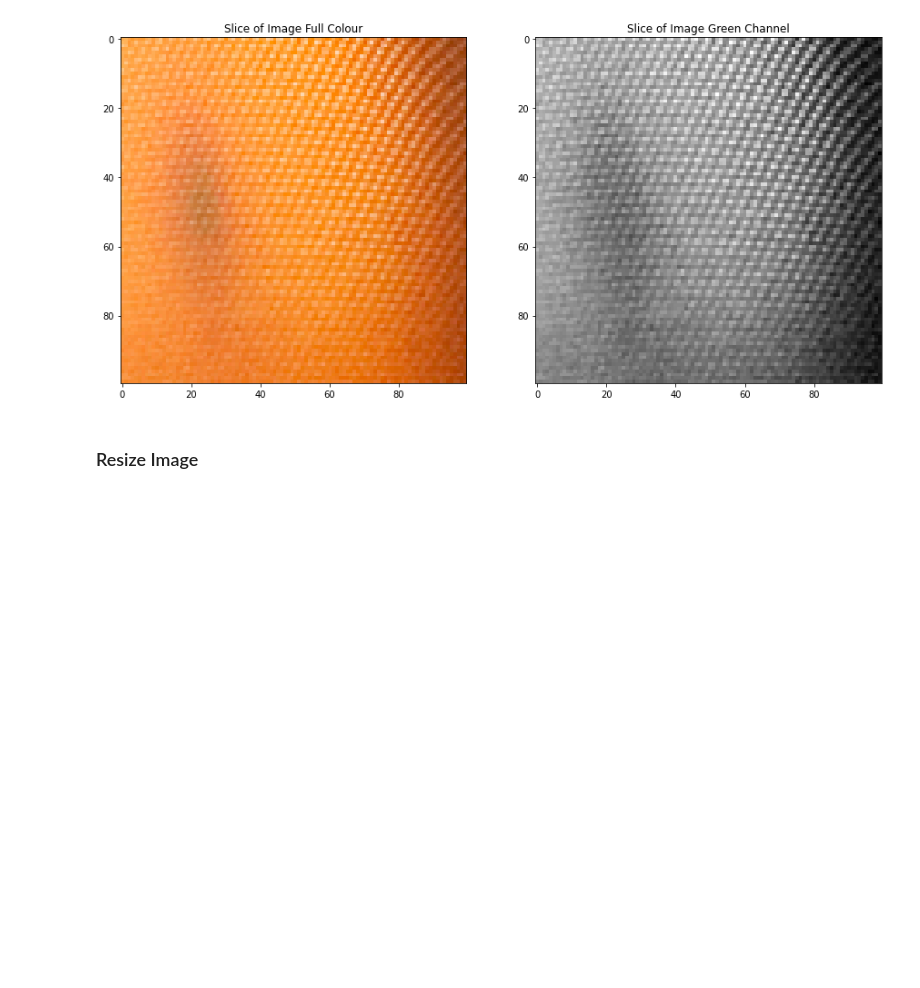
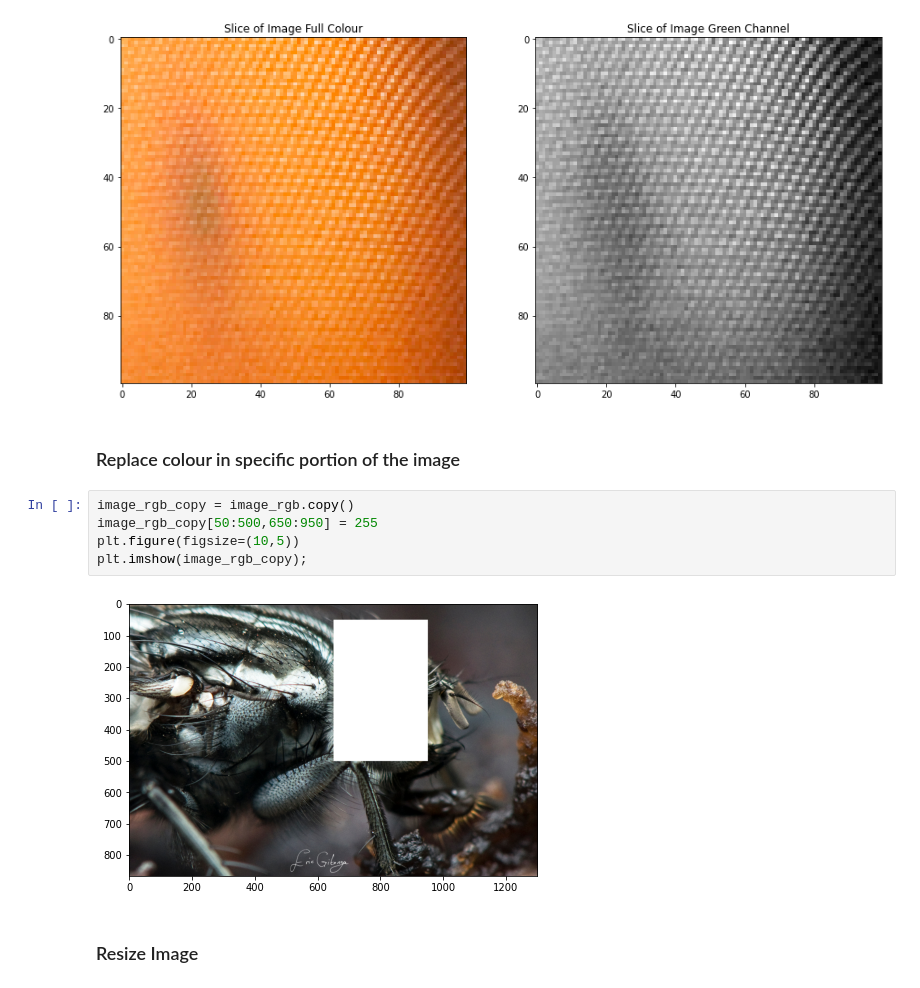
Before and after one commit to Roche619/ons, a Jupyter notebook: splat.ipynb, the cells around one changed output. Cells and saved outputs as stored; diff of their text form; blank space fills up the shorter version.

```diff
--- a/splat.ipynb
+++ b/splat.ipynb
@@ -114,6 +114,15 @@ plt.imshow(src[row_start:row_stop,col_start:col_stop,1], cmap="gray")
 plt.title("Slice of Image Green Channel");
 # %% [output]
 [figure]
+# %% [markdown]
+### Replace colour in specific portion of the image
+# %%
+image_rgb_copy = image_rgb.copy()
+image_rgb_copy[50:500,650:950] = 255
+plt.figure(figsize=(10,5))
+plt.imshow(image_rgb_copy);
+# %% [output]
+[figure, added]
 # %% [markdown]
 ### Resize Image
 # %%
```
Also changed, not shown: parts of 45 cells of this notebook, 1 other file.
